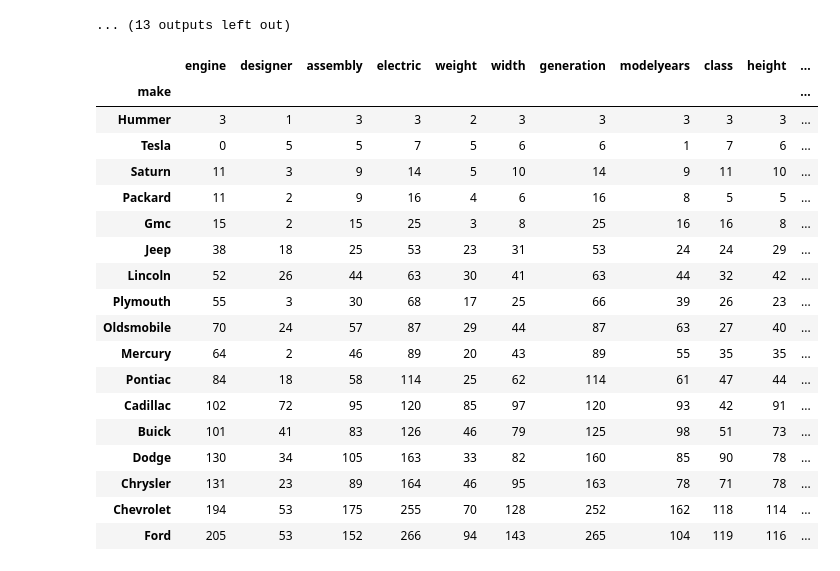
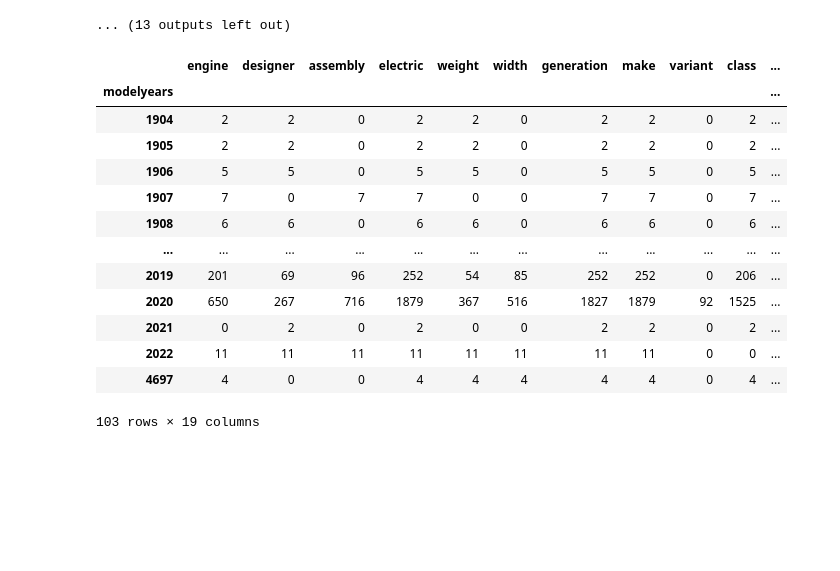
Before and after one commit to nicstark/CARS, a Jupyter notebook: parsed/CARS_DataShaping.ipynb, the cells around one changed output. Cells and saved outputs as stored; diff of their text form; code cells hidden in the pictures; blank space fills up the shorter version.

```diff
--- a/parsed/CARS_DataShaping.ipynb
+++ b/parsed/CARS_DataShaping.ipynb
@@ -162,29 +173,24 @@ Traceback (most recent call last):
 TypeError: unhashable type: 'list'
 ... (13 outputs left out)
 # %%
-grouped = df.groupby(['make']).count().sort_values('model')
+grouped = df.groupby(['modelyears']).count().sort_values('modelyears')
 
 grouped
 # %% [output]
-|  | engine | designer | assembly | electric | weight | width | generation | modelyears | class | height | ... |
-| make |  |  |  |  |  |  |  |  |  |  | ... |
-| Hummer | 3 | 1 | 3 | 3 | 2 | 3 | 3 | 3 | 3 | 3 | ... |
-| Tesla | 0 | 5 | 5 | 7 | 5 | 6 | 6 | 1 | 7 | 6 | ... |
-| Saturn | 11 | 3 | 9 | 14 | 5 | 10 | 14 | 9 | 11 | 10 | ... |
-| Packard | 11 | 2 | 9 | 16 | 4 | 6 | 16 | 8 | 5 | 5 | ... |
-| Gmc | 15 | 2 | 15 | 25 | 3 | 8 | 25 | 16 | 16 | 8 | ... |
-| Jeep | 38 | 18 | 25 | 53 | 23 | 31 | 53 | 24 | 24 | 29 | ... |
-| Lincoln | 52 | 26 | 44 | 63 | 30 | 41 | 63 | 44 | 32 | 42 | ... |
-| Plymouth | 55 | 3 | 30 | 68 | 17 | 25 | 66 | 39 | 26 | 23 | ... |
-| Oldsmobile | 70 | 24 | 57 | 87 | 29 | 44 | 87 | 63 | 27 | 40 | ... |
-| Mercury | 64 | 2 | 46 | 89 | 20 | 43 | 89 | 55 | 35 | 35 | ... |
-| Pontiac | 84 | 18 | 58 | 114 | 25 | 62 | 114 | 61 | 47 | 44 | ... |
-| Cadillac | 102 | 72 | 95 | 120 | 85 | 97 | 120 | 93 | 42 | 91 | ... |
-| Buick | 101 | 41 | 83 | 126 | 46 | 79 | 125 | 98 | 51 | 73 | ... |
-| Dodge | 130 | 34 | 105 | 163 | 33 | 82 | 160 | 85 | 90 | 78 | ... |
-| Chrysler | 131 | 23 | 89 | 164 | 46 | 95 | 163 | 78 | 71 | 78 | ... |
-| Chevrolet | 194 | 53 | 175 | 255 | 70 | 128 | 252 | 162 | 118 | 114 | ... |
-| Ford | 205 | 53 | 152 | 266 | 94 | 143 | 265 | 104 | 119 | 116 | ... |
+|  | engine | designer | assembly | electric | weight | width | generation | make | variant | class | ... |
+| modelyears |  |  |  |  |  |  |  |  |  |  | ... |
+| 1904 | 2 | 2 | 0 | 2 | 2 | 0 | 2 | 2 | 0 | 2 | ... |
+| 1905 | 2 | 2 | 0 | 2 | 2 | 0 | 2 | 2 | 0 | 2 | ... |
+| 1906 | 5 | 5 | 0 | 5 | 5 | 0 | 5 | 5 | 0 | 5 | ... |
+| 1907 | 7 | 0 | 7 | 7 | 0 | 0 | 7 | 7 | 0 | 7 | ... |
+| 1908 | 6 | 6 | 0 | 6 | 6 | 0 | 6 | 6 | 0 | 6 | ... |
+| ... | ... | ... | ... | ... | ... | ... | ... | ... | ... | ... | ... |
+| 2019 | 201 | 69 | 96 | 252 | 54 | 85 | 252 | 252 | 0 | 206 | ... |
+| 2020 | 650 | 267 | 716 | 1879 | 367 | 516 | 1827 | 1879 | 92 | 1525 | ... |
+| 2021 | 0 | 2 | 0 | 2 | 0 | 0 | 2 | 2 | 0 | 2 | ... |
+| 2022 | 11 | 11 | 11 | 11 | 11 | 11 | 11 | 11 | 0 | 0 | ... |
+| 4697 | 4 | 0 | 0 | 4 | 4 | 4 | 4 | 4 | 0 | 4 | ... |
+103 rows × 19 columns
 # %%
 df
 # %% [output]
```
Also changed, not shown: parts of 13 cells of this notebook, 2 other files.
